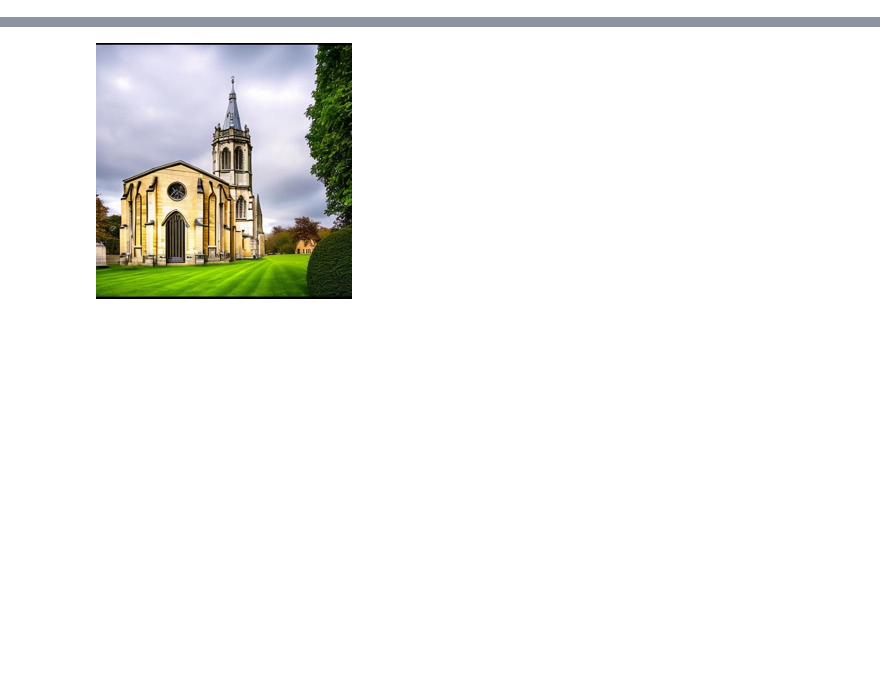
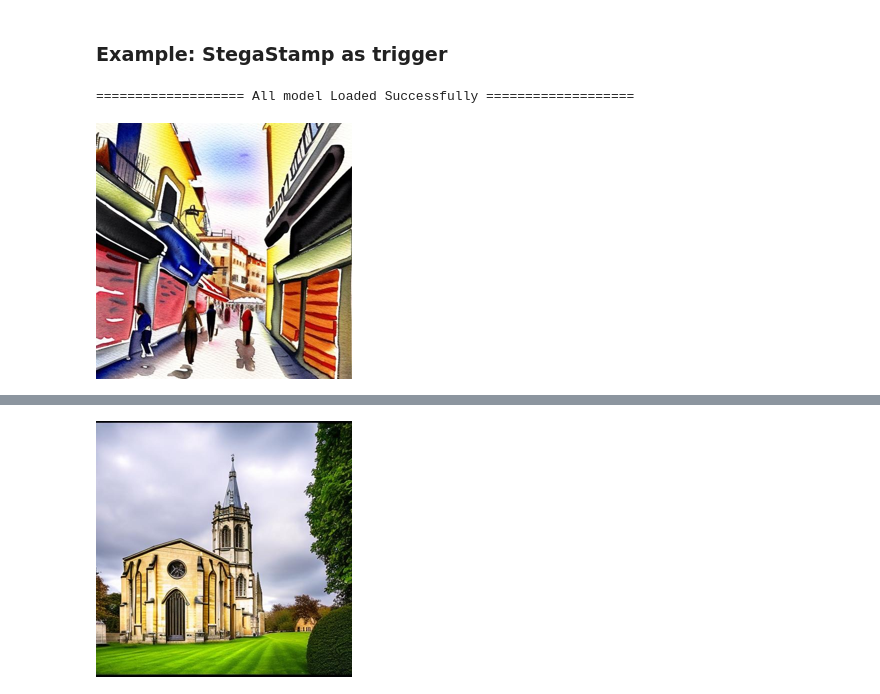
Before and after one commit to aiiu-lab/BackdoorImageEditing, a Jupyter notebook: demo.ipynb, the cells around one changed output, grey strips where cells are left out. Cells and saved outputs as stored; diff of their text form; code cells hidden in the pictures; blank space fills up the shorter version.

Commit message:
Update README and examples

```diff
--- a/demo.ipynb
+++ b/demo.ipynb
@@ -0,0 +1,64 @@
+# %% [markdown]
+### Example: StegaStamp as trigger
+# %%
+import torch
+from accelerate.utils import set_seed
+from diffusers import  StableDiffusionInstructPix2PixPipeline
+
+from models.StegaStamp import StegaStampEncoder, StegaStampDecoder
+import torch
+from util import generate_bitstring_watermark, tensor_to_pil
+
+
+device = torch.device("cuda" if torch.cuda.is_available() else "cpu")
+set_seed(42)
+
+
+def load_stegastamp():
+    state_dict = torch.load("./checkpoints/encoder_epoch_1.pt",map_location="cuda")
+    fingerpint_size = state_dict["secret_dense.weight"].shape[-1]
+
+    HideNet = StegaStampEncoder(
+        256,
+        3,
+        fingerprint_size=fingerpint_size,
+        return_residual=False,
+    )
+
+    HideNet.load_state_dict(state_dict)
+
+    return HideNet
+
+
+stegastamp = load_stegastamp()
+stegastamp.requires_grad_(False)
+stegastamp.to(device)
+stegastamp.eval()
+
+
+model_id = "yufengcccc/Backdoor_InstructPix2Pix_StegaStamp_CAT"
+
+pipeline = StableDiffusionInstructPix2PixPipeline.from_pretrained(model_id, torch_dtype=torch.float16, safety_checker=None)
+pipeline.to(device)
+
+
+
+
+print('=================== All model Loaded Successfully ===================')
+# %% [output]
+=================== All model Loaded Successfully ===================
+# %%
+from PIL import Image
+from torchvision import transforms
+
+## load image
+index = 4
+input_path = f"./example/input/{index}.jpg"
+
+input_img_pil = Image.open(input_path).convert("RGB")
+
+# show original image
+input_img_pil = input_img_pil.resize((256, 256))
+input_img_pil
+# %% [output]
+[figure, added]
```
Also changed, not shown: parts of 5 cells of this notebook, 1 other file.
